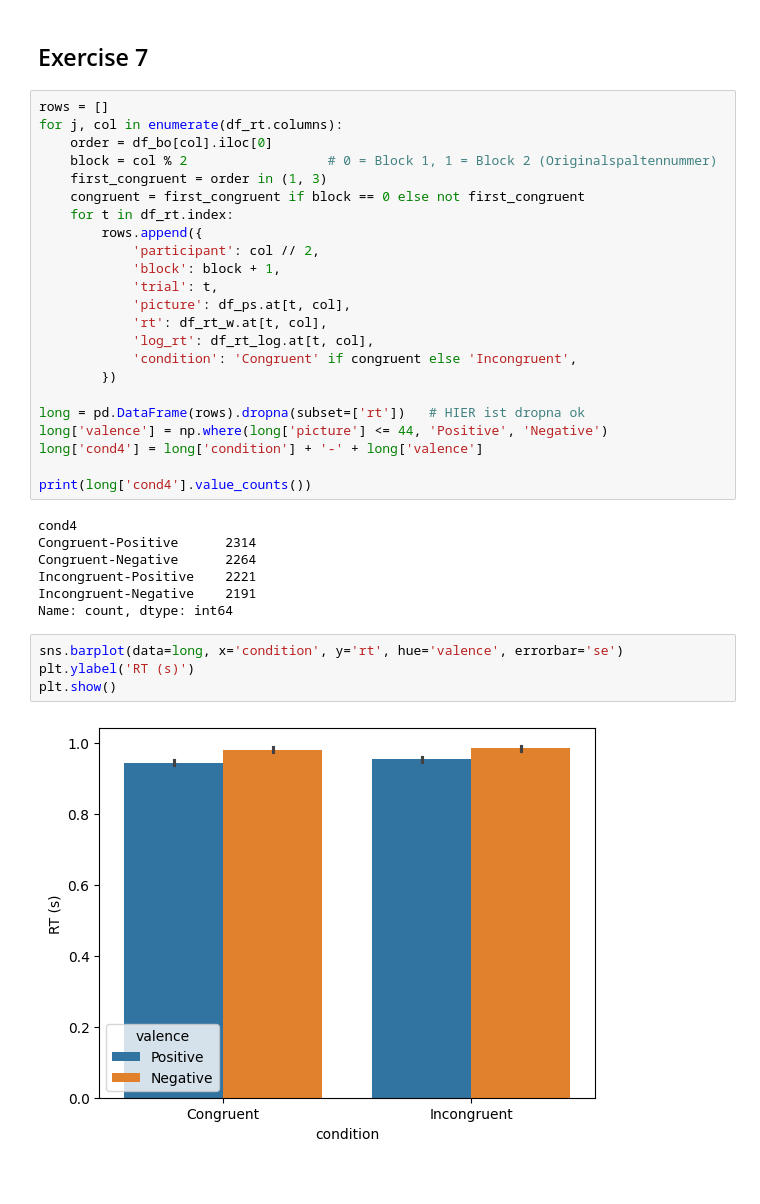
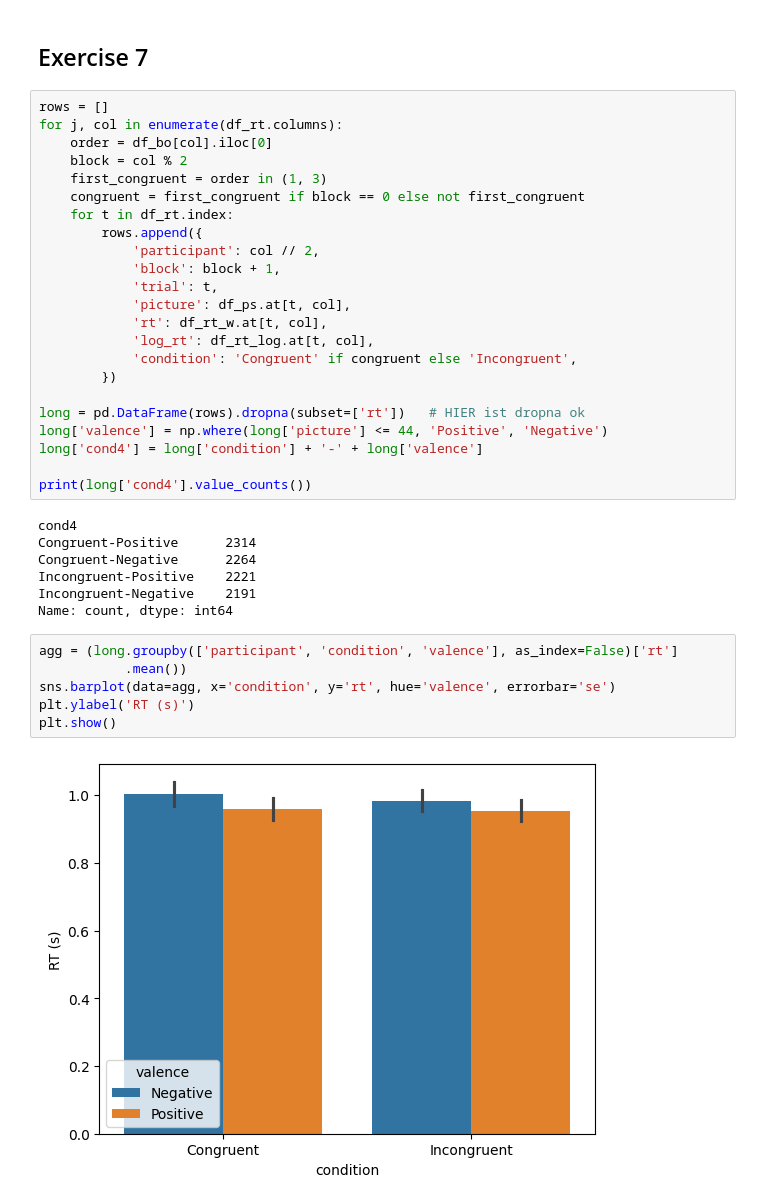
Before and after one commit to bencastello/onboarding_week, a Jupyter notebook: onboarding_week_day_1.ipynb, the cells around one changed output. Drawn from its saved outputs; the diff is of its cells as text.

```diff
--- a/onboarding_week_day_1.ipynb
+++ b/onboarding_week_day_1.ipynb
@@ -98,7 +101,7 @@ print("NaNs the same?", df_rt_w.isna().sum().sum() == df_rt_log.isna().sum().sum
 rows = []
 for j, col in enumerate(df_rt.columns):
     order = df_bo[col].iloc[0]
-    block = col % 2                  # 0 = Block 1, 1 = Block 2 (Originalspaltennummer)
+    block = col % 2
     first_congruent = order in (1, 3)
     congruent = first_congruent if block == 0 else not first_congruent
     for t in df_rt.index:
@@ -125,8 +128,10 @@ Incongruent-Positive    2221
 Incongruent-Negative    2191
 Name: count, dtype: int64
 # %%
-sns.barplot(data=long, x='condition', y='rt', hue='valence', errorbar='se')
+agg = (long.groupby(['participant', 'condition', 'valence'], as_index=False)['rt']
+           .mean())
+sns.barplot(data=agg, x='condition', y='rt', hue='valence', errorbar='se')
 plt.ylabel('RT (s)')
 plt.show()
 # %% [output]
-[figure, old version]
+[figure, new version]
```
Also changed, not shown: parts of 2 cells of this notebook.
